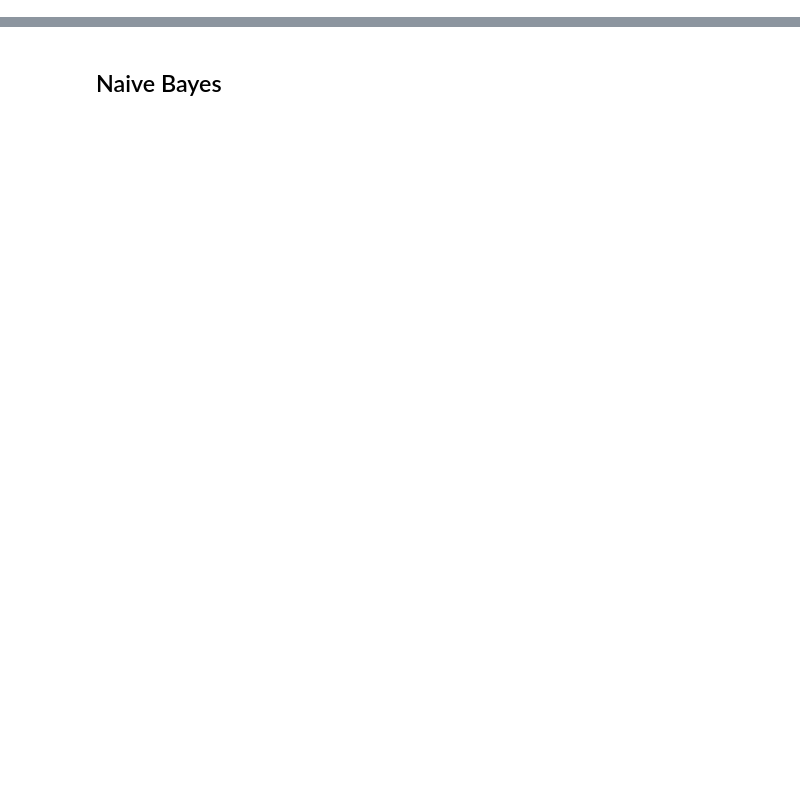
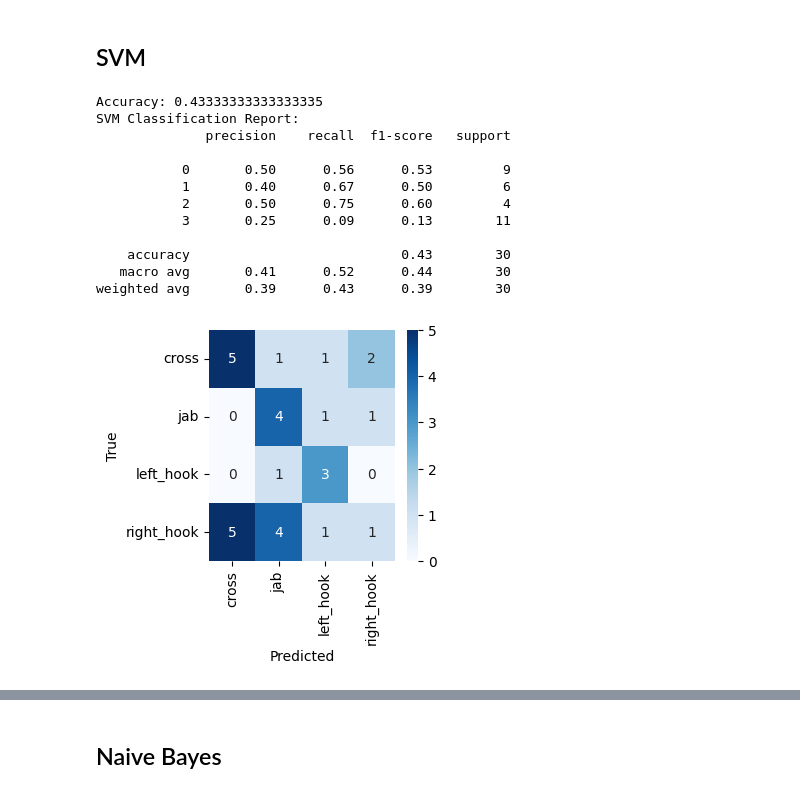
Before and after one commit to Alvie/computer-vision-coursework, a Jupyter notebook: sift_test.ipynb, the cells around one changed output, grey strips where cells are left out. Drawn from its saved outputs; the diff is of its cells as text; code cells hidden in the pictures; blank space fills up the shorter version.

```diff
--- a/sift_test.ipynb
+++ b/sift_test.ipynb
@@ -6,9 +10,9 @@ index_params = dict(algorithm = FLANN_INDEX_KDTREE, trees = 5)
 search_params = dict(checks=50)   # or pass empty dictionary
 
 matcher = cv2.FlannBasedMatcher(index_params,search_params)
-sift = cv2.SIFT_create(nfeatures=200)
+sift = cv2.SIFT_create(nfeatures=20)
 
-cluster_size = 10
+cluster_size = 20
 tc = (cv2.TERM_CRITERIA_MAX_ITER, 10, 0.001)
 retries = 3
 flags = cv2.KMEANS_PP_CENTERS;
@@ -41,7 +47,7 @@ def generate_mhi(frames):
 
         image_binary = frame.astype(np.uint8)
 
-        num = 5
+        num = 2
         image_binary_prev = np.zeros((height, width), dtype=np.uint8)
         difference = np.zeros((height, width), dtype=np.uint8)
 
@@ -157,17 +167,17 @@ for file in jab_depth_files:
         bow_trainer.add(descriptors)
     keyP1 = cv2.drawKeypoints(samhi,keypoint, None,(255, 255, 255), 0)
 
-    cv2.imshow("MHI", samhi)
-    cv2.imshow("Keypoint", keyP1)
-    if descriptors is not None and descriptors.shape[0] > 0:
-        cv2.imshow("Features", descriptors)
+    # cv2.imshow("MHI", samhi)
+    # cv2.imshow("Keypoint", keyP1)
+    # if descriptors is not None and descriptors.shape[0] > 0:
+    #     cv2.imshow("Features", descriptors)
 
     bow_descriptor = bow_descriptor_extractor.compute(samhi, keypoint)
     if bow_descriptor is not None and descriptors.shape[0] > 0:
         dataset_descriptors.append(bow_descriptor)
         dataset_labels.append("jab")
-    cv2.waitKey(0)
-    cv2.destroyAllWindows()
+    # cv2.waitKey(0)
+    # cv2.destroyAllWindows()
 
 for file in cross_depth_files:
     file_name = file.split("\\")[-1].split('.')[0]
@@ -235,7 +245,7 @@ for file in right_hook_depth_files:
         dataset_descriptors.append(bow_descriptor)
         dataset_labels.append("right_hook")
 
-# for file in random_depth_files[0:5]:
+# for file in random_depth_files:
 #     file_name = file.split("\\")[-1].split('.')[0]
 #     depth_data = np.load(file)
 #     depth_frames = depth_data['arr_0']
@@ -256,5 +266,3 @@ for file in right_hook_depth_files:
 #     if bow_descriptor is not None and descriptors.shape[0] > 0:
 #         dataset_descriptors.append(bow_descriptor)
 #         dataset_labels.append("random")
-#     # cv2.waitKey(0)
-#     # cv2.destroyAllWindows()
@@ -308,33 +298,57 @@ SVM.fit(X_train, y_train)
+# %% [markdown]
+## SVM
 # %%
+from sklearn.svm import SVC
 from sklearn.metrics import accuracy_score, classification_report, confusion_matrix
 import seaborn as sns
 import matplotlib.pyplot as plt
+
+SVM = SVC(kernel='rbf', gamma=0.50625000000000009, C=312.5)
+
+X_train = np.array(X_train)
+y_train = np.array(y_train)
+
+SVM.fit(X_train, y_train)
 
 X_test = np.array(X_test)
 n_samples = X_test.shape[0]
 X_test = X_test.reshape(n_samples, -1)
 
 y_test = np.array(y_test)
 
 # Make predictions on the test data
 y_pred = SVM.predict(X_test)
 
 # Calculate evaluation metrics
 accuracy = accuracy_score(y_test, y_pred)
 svm_report = classification_report(y_test, y_pred)
 
 # Display the evaluation metrics
 print("Accuracy:", accuracy)
 print("SVM Classification Report:")
 print(svm_report)
 
 cm = confusion_matrix(y_test, y_pred)
 # Get the class labels from LabelEncoder
 class_labels = label_encoder.classes_
 
 # Display the confusion matrix as a heatmap
-plt.figure(figsize=(8, 6))
+plt.figure(figsize=(3, 3))
 sns.heatmap(cm, annot=True, fmt='d', cmap='Blues', xticklabels=class_labels, yticklabels=class_labels)
 plt.xlabel('Predicted')
 plt.ylabel('True')
 plt.show()
+# %% [output]
+Accuracy: 0.43333333333333335
+SVM Classification Report:
+              precision    recall  f1-score   support
+
+           0       0.50      0.56      0.53         9
+           1       0.40      0.67      0.50         6
+           2       0.50      0.75      0.60         4
+           3       0.25      0.09      0.13        11
+
+    accuracy                           0.43        30
+   macro avg       0.41      0.52      0.44        30
+weighted avg       0.39      0.43      0.39        30
+[figure, added]
```
Also changed, not shown: parts of 25 cells of this notebook, 5 other files.
